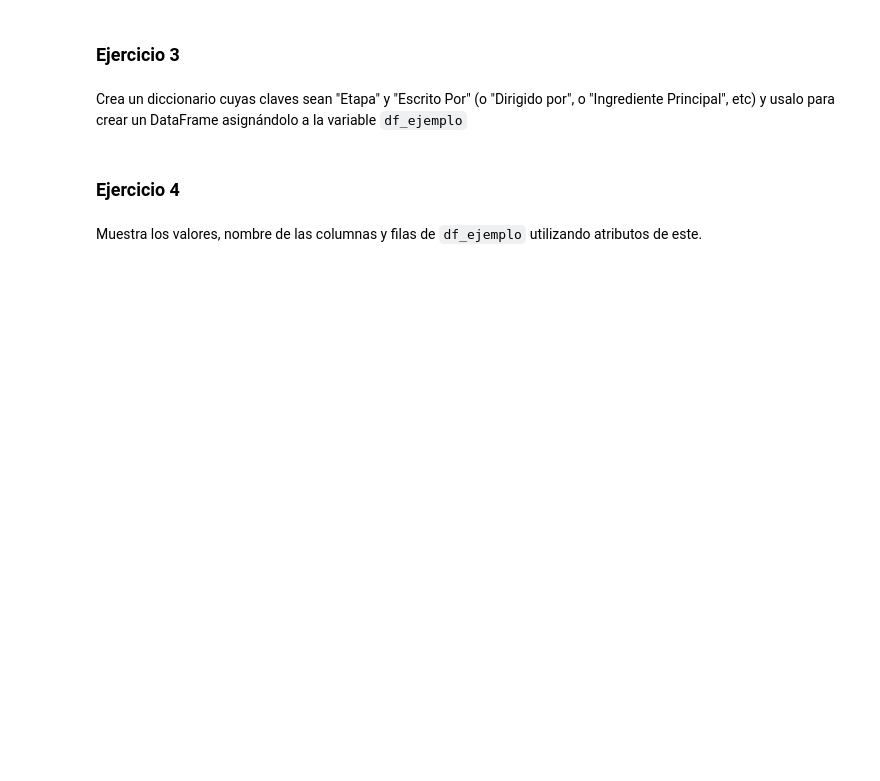
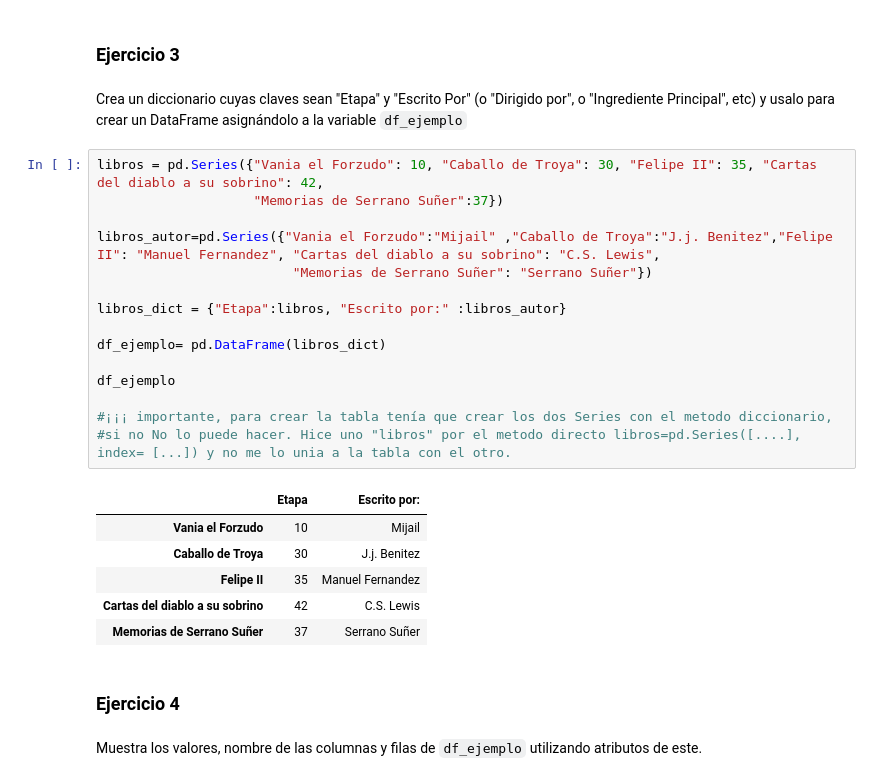
Before and after one commit to draranguez/DS-Online_DanielR, a Jupyter notebook: 02_Herramientas_Avanzadas/Sprint_04/Unidad_01_Pandas_I/02_Ejercicios_Workout/15_Ejercicios_DataFrame.ipynb, the cells around one changed output. Drawn from its saved outputs; the diff is of its cells as text; blank space fills up the shorter version.

Commit message:
Sprint 04, Ud 1, Ejercicios Dataframe
Los del workout, que no son obligatorios

```diff
--- a/02_Herramientas_Avanzadas/Sprint_04/Unidad_01_Pandas_I/02_Ejercicios_Workout/15_Ejercicios_DataFrame.ipynb
+++ b/02_Herramientas_Avanzadas/Sprint_04/Unidad_01_Pandas_I/02_Ejercicios_Workout/15_Ejercicios_DataFrame.ipynb
@@ -28,6 +50,28 @@ Muestra el resultado por pantalla.
 ### Ejercicio 3
 # %% [markdown]
 Crea un diccionario cuyas claves sean "Etapa" y "Escrito Por" (o "Dirigido por", o "Ingrediente Principal", etc) y usalo para crear un DataFrame asignándolo a la variable `df_ejemplo`
+# %%
+libros = pd.Series({"Vania el Forzudo": 10, "Caballo de Troya": 30, "Felipe II": 35, "Cartas del diablo a su sobrino": 42,
+                    "Memorias de Serrano Suñer":37})
+
+libros_autor=pd.Series({"Vania el Forzudo":"Mijail" ,"Caballo de Troya":"J.j. Benitez","Felipe II": "Manuel Fernandez", "Cartas del diablo a su sobrino": "C.S. Lewis",
+                         "Memorias de Serrano Suñer": "Serrano Suñer"})
+
+libros_dict = {"Etapa":libros, "Escrito por:" :libros_autor}
+
+df_ejemplo= pd.DataFrame(libros_dict)
+
+df_ejemplo
+
+#¡¡¡ importante, para crear la tabla tenía que crear los dos Series con el metodo diccionario,
+#si no No lo puede hacer. Hice uno "libros" por el metodo directo libros=pd.Series([....], index= [...]) y no me lo unia a la tabla con el otro.
+# %% [output]
+|  | Etapa | Escrito por: |
+| Vania el Forzudo | 10 | Mijail |
+| Caballo de Troya | 30 | J.j. Benitez |
+| Felipe II | 35 | Manuel Fernandez |
+| Cartas del diablo a su sobrino | 42 | C.S. Lewis |
+| Memorias de Serrano Suñer | 37 | Serrano Suñer |
 # %% [markdown]
 ### Ejercicio 4
 # %% [markdown]
```
Also changed, not shown: parts of 8 cells of this notebook.
